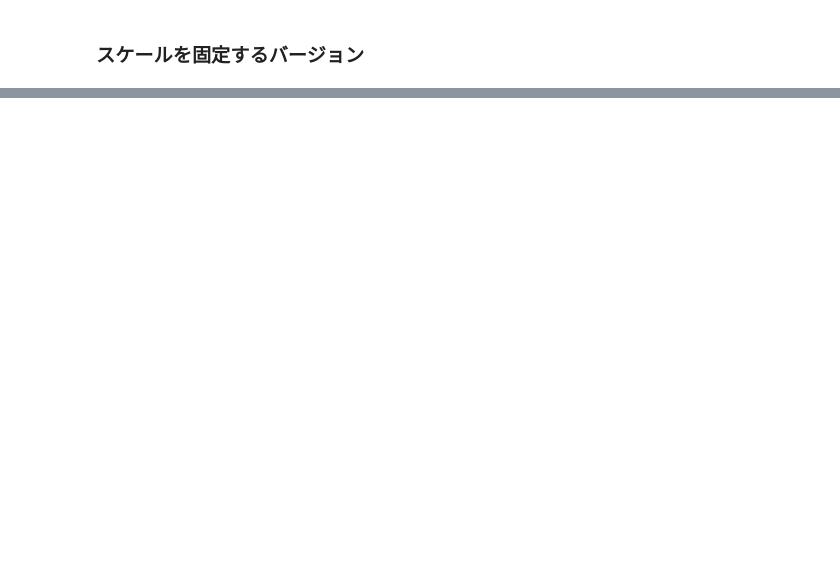
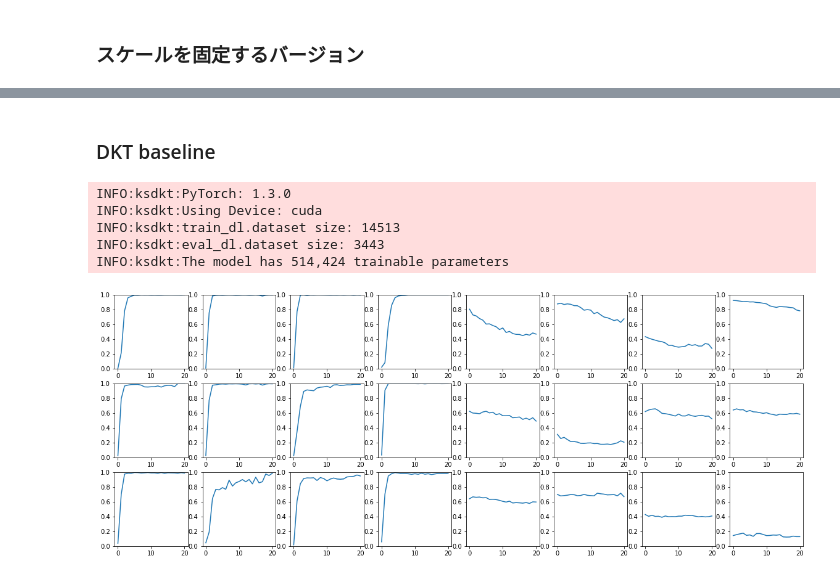
Before and after one commit to qqpann/KnowledgeTracing, a Jupyter notebook: notebook/Analyze_skill_correct_percent.ipynb, the cells around one changed output, grey strips where cells are left out. Cells and saved outputs as stored; diff of their text form; code cells hidden in the pictures; blank space fills up the shorter version.

```diff
--- a/notebook/Analyze_skill_correct_percent.ipynb
+++ b/notebook/Analyze_skill_correct_percent.ipynb
@@ -277,0 +384,80 @@ for lo_id in problems_dic.keys():
+# %% [markdown]
+### DKT baseline
+# %%
+config_dic = {
+    "debug": False,
+    "cuda": True,
+    "model_name": "ksdkt",
+    "load_model": "output/1220_gt_all_assistment2009/dkt/checkpoints/20191220-2209/ksdkt_auc0.8481_e800.model",
+    "source_data": "original_ASSISTmentsSkillBuilder0910",
+    "n_skills": 124,
+    "sequence_size": 20,
+    "epoch_size": 1000,
+    "pre_dummy_epoch_size": 0,
+    "batch_size": 100,
+    "lr": 0.05,
+    "waviness_l1": True,
+    "waviness_l2": True,
+    "lambda_l1": 0.0,
+    "lambda_l2": 0.0,
+    "ksvector_l1": 0.0,
+    "eddkt": {
+      "ks_loss": False,
+      "extend_backward": 0,
+      "extend_forward": 15,
+      "hidden_size": 200,
+      "n_layers": 2,
+      "preserved_tokens": 2,
+      "dropout_rate": 0.6
+    },
+    "dkt": {
+      "batch_size": 100,
+      "hidden_size": 200,
+      "n_layers": 2,
+      "bidirectional": False,
+      "preserved_tokens": 2,
+      "dropout_rate": 0.6
+    }
+}
+config = Config(config_dic, projectdir)
+config.batch_size = 1
+trainer = Trainer(config)
+# %% [output]
+INFO:ksdkt:PyTorch: 1.3.0
+INFO:ksdkt:Using Device: cuda
+INFO:ksdkt:train_dl.dataset size: 14513
+INFO:ksdkt:eval_dl.dataset size: 3443
+INFO:ksdkt:The model has 514,424 trainable parameters
+# %%
+seq_size = config.sequence_size
+simu = [[0]*i + [1]*(seq_size - i) for i in range(seq_size+1)]
+
+simu_res_dic = dict()
+for v in range(config.n_skills):
+    xs = []
+    preds = []
+    for s in simu:
+        res = trainer.model.loss_batch(
+            torch.Tensor([(v,a) for a in s]).unsqueeze(0),
+            torch.Tensor([(v,a) for a in s]).unsqueeze(0))
+        preds.append(res['pred_prob'][-1].item())
+        xs.append(sum(s))
+    simu_res_dic[v] = (xs, preds)
+# %%
+asce_simures = {k:v for k, v in sorted(simu_res_dic.items(), key=lambda it: it[1][1][-1] - it[1][1][0])}
+desc_simures = {k:v for k, v in sorted(simu_res_dic.items(), key=lambda it: it[1][1][0] - it[1][1][-1])}
+h, w = 3, 8
+figscale = 2.5
+fig, axs = plt.subplots(h, w, figsize=(w*figscale, h*figscale))
+
+for i, (v, (xidx, sanity)) in enumerate(list(asce_simures.items())[:12]):
+    ax = axs[i//(w//2), i%(w//2)]
+    ax.set_ylim([0, 1])
+    sns.lineplot(xidx, sanity, ax=ax)
+for i, (v, (xidx, sanity)) in enumerate(list(desc_simures.items())[:12]):
+    ax = axs[i//(w//2), i%(w//2)+(w//2)]
+    ax.set_ylim([0, 1])
+    sns.lineplot(xidx, sanity, ax=ax)
+plt.show()
+# %% [output]
+[figure, added]
```
Also changed, not shown: parts of 19 cells of this notebook.
